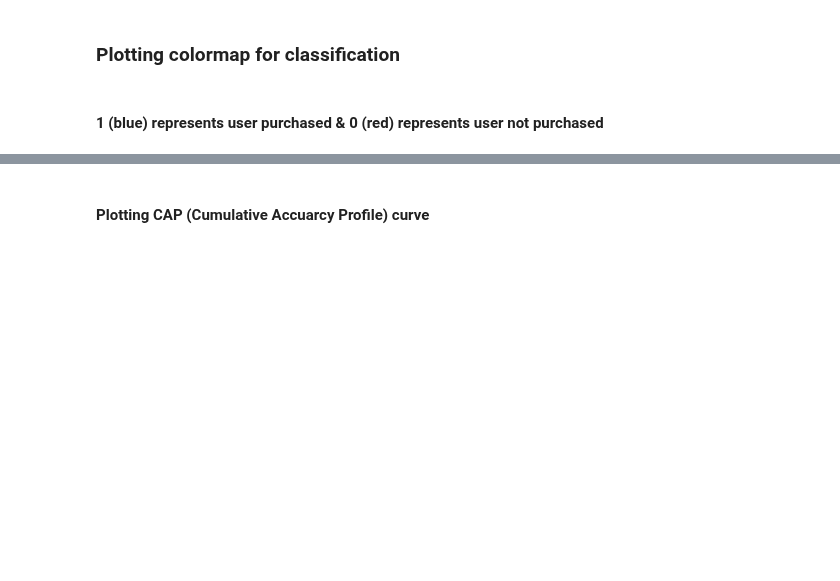
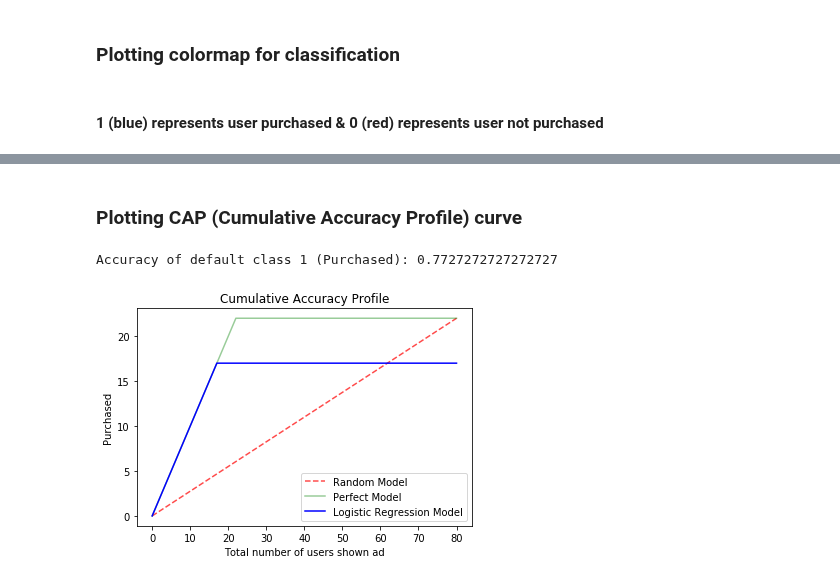
Before and after one commit to vaibhavyesalwad/Machine-Learning-using-libraries, a Jupyter notebook: Classification/Logistic Regression/01_PredictAdClickOrNot.ipynb, the cells around one changed output, grey strips where cells are left out. Drawn from its saved outputs; the diff is of its cells as text; code cells hidden in the pictures; blank space fills up the shorter version.

```diff
--- a/Classification/Logistic Regression/01_PredictAdClickOrNot.ipynb
+++ b/Classification/Logistic Regression/01_PredictAdClickOrNot.ipynb
@@ -125,2 +117,8 @@ plot_colormap(test_x_values, test_y_values, classifier,'Test set')
 # %% [markdown]
-#### Plotting CAP (Cumulative Accuarcy Profile) curve
+### Plotting CAP (Cumulative Accuracy Profile) curve
+# %%
+prob= 0.5  # in sklearn 0.5 is default proabability threshold for classification
+plot_cap_curve(test_y_values, test_x_values, classifier, prob, 'Total number of users shown ad', 'Purchased', 'Logistic Regression Model')
+# %% [output]
+Accuracy of default class 1 (Purchased): 0.7727272727272727
+[figure, added]
```
Also changed, not shown: parts of 18 cells of this notebook.
